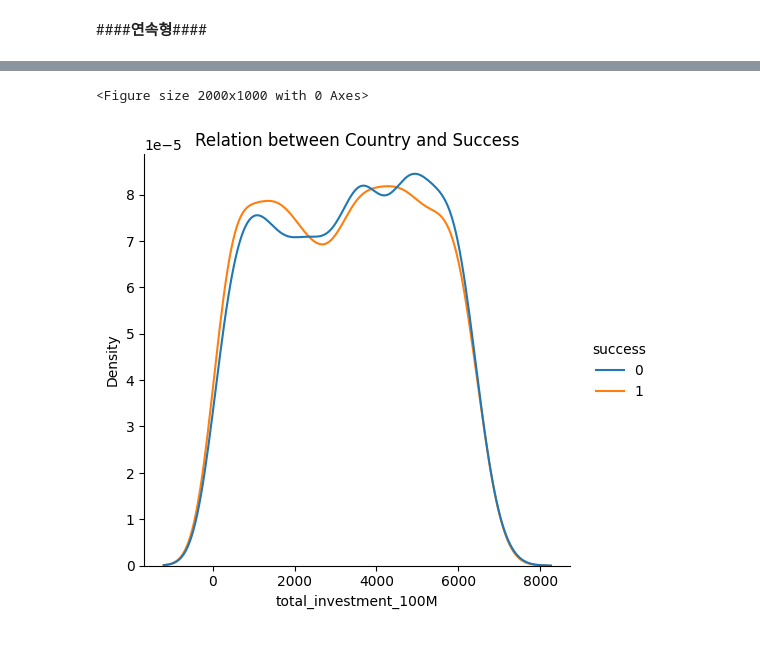
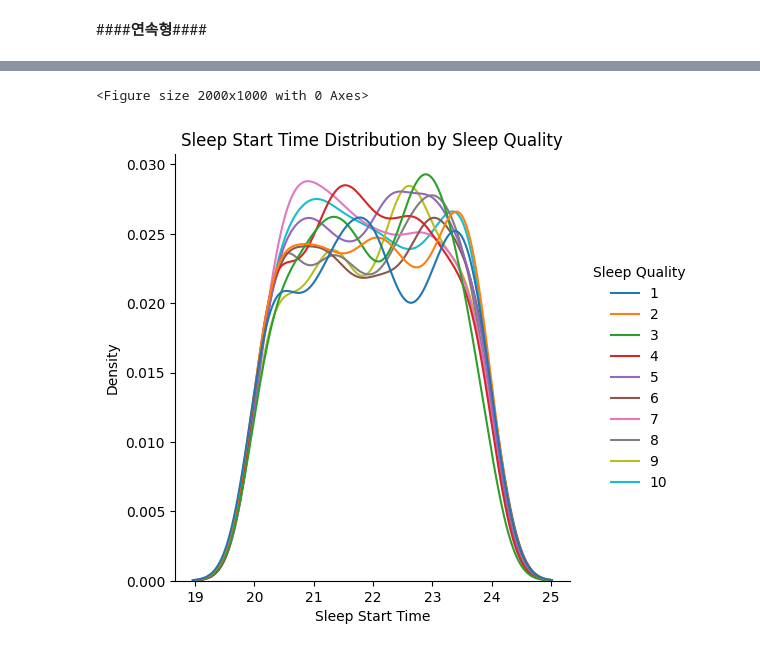
Before and after one commit to team7-multivariate/Main, a Jupyter notebook: notebooks/eda/1_basic_stats.ipynb, the cells around one changed output, grey strips where cells are left out. Saved outputs shown, nothing was run; the diff lists cells and outputs as text; code cells hidden in the pictures.

```diff
--- a/notebooks/eda/1_basic_stats.ipynb
+++ b/notebooks/eda/1_basic_stats.ipynb
@@ -15,6 +44,6 @@ df.head(5)
 # %%
-df.drop(['Person_ID','Caffeine Intake (mg)'], axis=1, inplace=True)
-df.head(5)
+data.drop(['Person_ID','Caffeine Intake (mg)'], axis=1, inplace=True)
+data.head()
 # %% [output]
 |  | Date | Age | Gender | Sleep Start Time | Sleep End Time | Total Sleep Hours | Sleep Quality | ... |
 | 0 | 2024-04-12 | 32 | Other | 23.33 | 4.61 | 5.28 | 3 | ... |
@@ -63,0 +136,2 @@ df.head(5)
+# %%
+data['Age'] = (data['Age'] // 10) * 10
@@ -328,0 +492,3 @@ plt.show()
+# %%
+data.numeric_features = data.select_dtypes(include=['int64', 'float64']).columns
+data.numeric_features
@@ -328,0 +504,24 @@ plt.show()
+# %%
+import matplotlib.pyplot as plt
+import seaborn as sns
+
+plt.figure(figsize=(10, 6))
+
+quality_levels = range(1, 11)
+
+colors = ['#FF0000', '#FF7F00', '#FFFF00', '#7FFF00', '#00FF00',
+          '#00FFFF', '#007FFF', '#0000FF', '#8B00FF', '#FF00FF']
+
+for q, color in zip(quality_levels, colors):
+    sns.kdeplot(
+        data=data[data['Sleep Quality'] == q],
+        x="Sleep End Time",
+        color=color,
+        label=f"Sleep Quality {q}"
+    )
+
+plt.title("Sleep End Time Distribution by Sleep Quality")
+plt.xlabel("Sleep End Time")
+plt.ylabel("Density")
+plt.legend(title="Sleep Quality")
+plt.show()
@@ -329,9 +530,11 @@ plt.show()
 # %%
-plt.figure(figsize=(20,10))
+plt.figure(figsize=(20, 10))
 
-sns.displot(data=df, x="total_investment_100M", hue="success", kind="kde")
-plt.title("Relation between Country and Success")
+sns.displot(data=data, x='Sleep Start Time', hue='Sleep Quality', kind="kde")
+plt.title("Sleep Start Time Distribution by Sleep Quality")
+plt.xlabel("Sleep Start Time")
+plt.ylabel("Density")
 plt.show()
 # %% [output]
 <Figure size 2000x1000 with 0 Axes>
-[figure, old version]
+[figure, new version]
```
Also changed, not shown: parts of 48 cells of this notebook, 5 other files.
